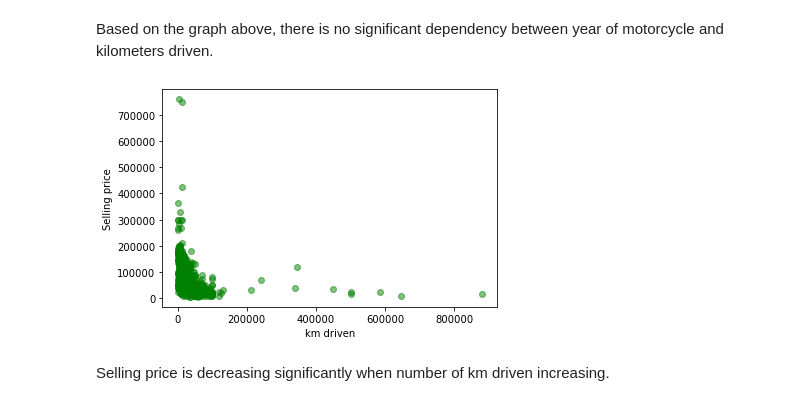
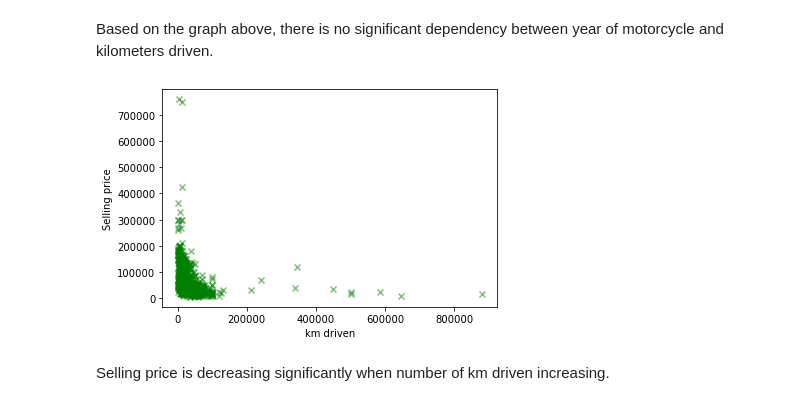
Before and after one commit to peshekhodko/ST590-Project1, a Jupyter notebook: Project1.ipynb, the cells around one changed output. Drawn from its saved outputs; the diff is of its cells as text; code cells hidden in the pictures.

```diff
--- a/Project1.ipynb
+++ b/Project1.ipynb
@@ -141,13 +141,13 @@ plt.close()
 # %% [markdown]
 Based on the graph above, there is no significant dependency between year of motorcycle and kilometers driven.
 # %%
-plt.scatter(data.km_driven, data.selling_price, color = "green", alpha = 0.5)
+plt.scatter(data.km_driven, data.selling_price, color = "green", alpha = 0.5, marker="x")
 plt.xlabel("km driven")
 plt.ylabel("Selling price")
 plt.show()
 plt.close()
 # %% [output]
-[figure, old version]
+[figure, new version]
 # %% [markdown]
 Selling price is decreasing significantly when number of km driven increasing.
 # %%
```
Also changed, not shown: parts of 21 cells of this notebook.
